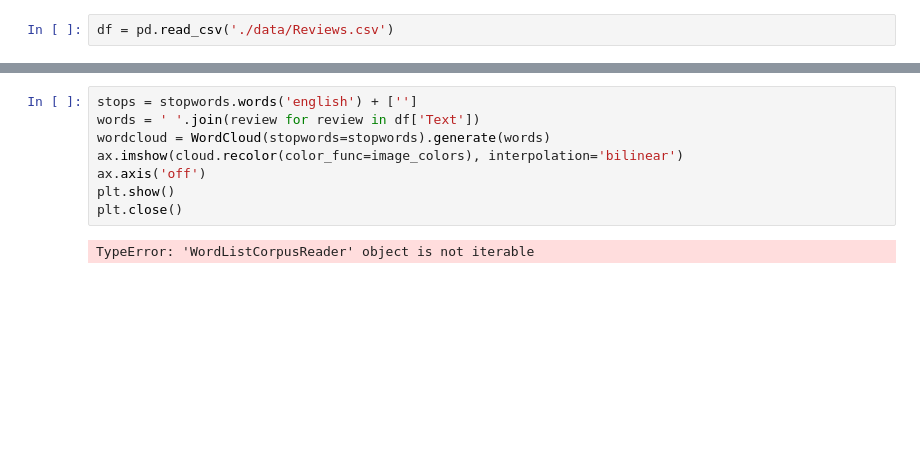
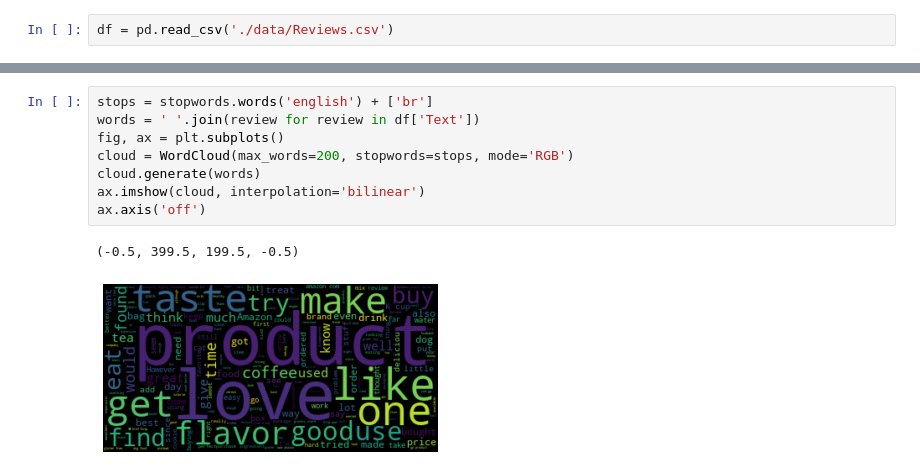
Before and after one commit to persocom01/Customer-Feedback, a Jupyter notebook: sentiment_analysis/Untitled.ipynb, the cells around one changed output, grey strips where cells are left out. Cells and saved outputs as stored; diff of their text form; blank space fills up the shorter version.

```diff
--- a/sentiment_analysis/Untitled.ipynb
+++ b/sentiment_analysis/Untitled.ipynb
@@ -23,10 +30,11 @@ sb.histplot(df['Score'], binwidth=1, binrange=[0.5, 5.5])
 # %%
-stops = stopwords.words('english') + ['']
+stops = stopwords.words('english') + ['br']
 words = ' '.join(review for review in df['Text'])
-wordcloud = WordCloud(stopwords=stopwords).generate(words)
-ax.imshow(cloud.recolor(color_func=image_colors), interpolation='bilinear')
+fig, ax = plt.subplots()
+cloud = WordCloud(max_words=200, stopwords=stops, mode='RGB')
+cloud.generate(words)
+ax.imshow(cloud, interpolation='bilinear')
 ax.axis('off')
-plt.show()
-plt.close()
 # %% [output]
-TypeError: 'WordListCorpusReader' object is not iterable
+(-0.5, 399.5, 199.5, -0.5)
+[figure, added]
```
Also changed, not shown: parts of 3 cells of this notebook, 2 other files.
